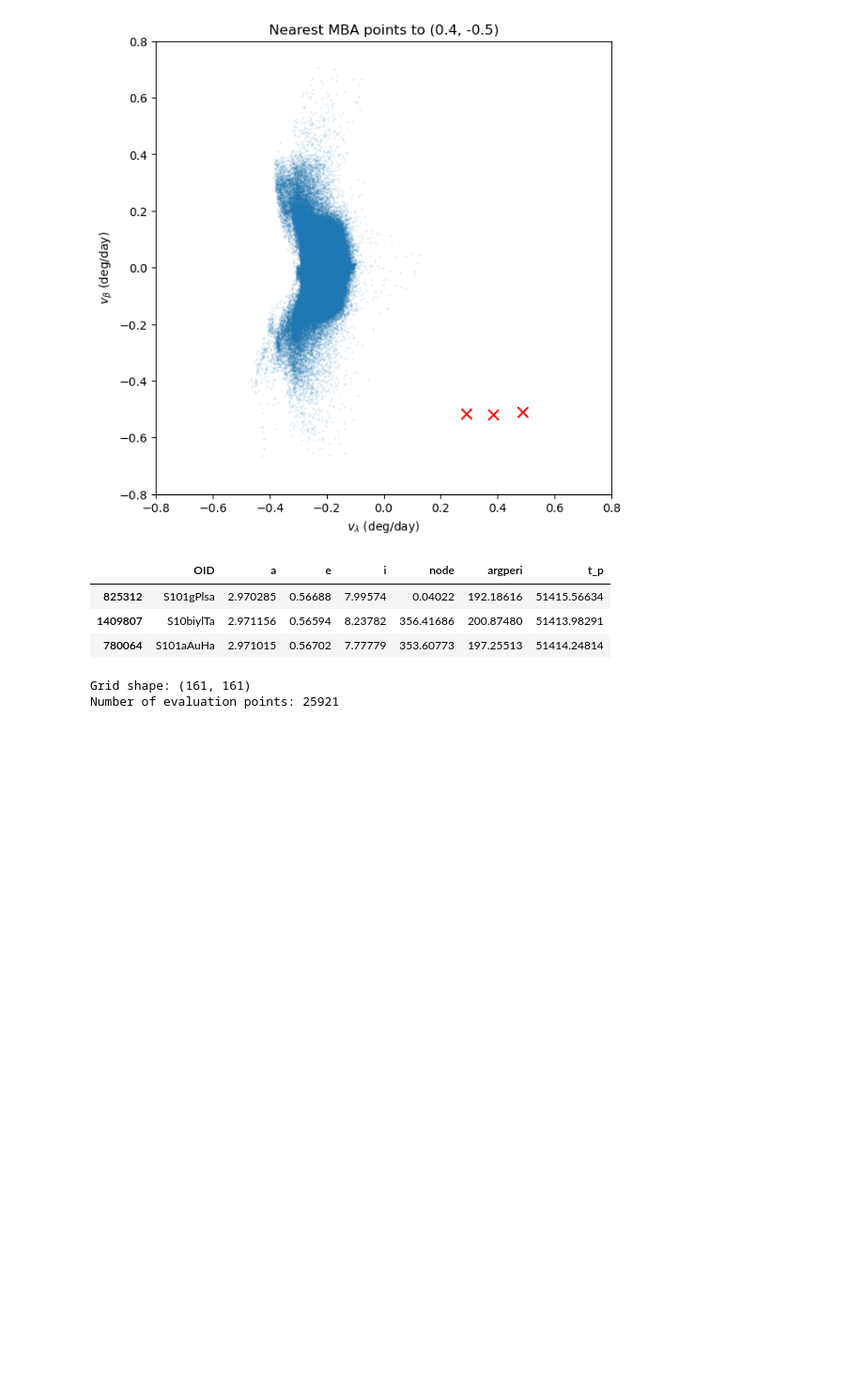
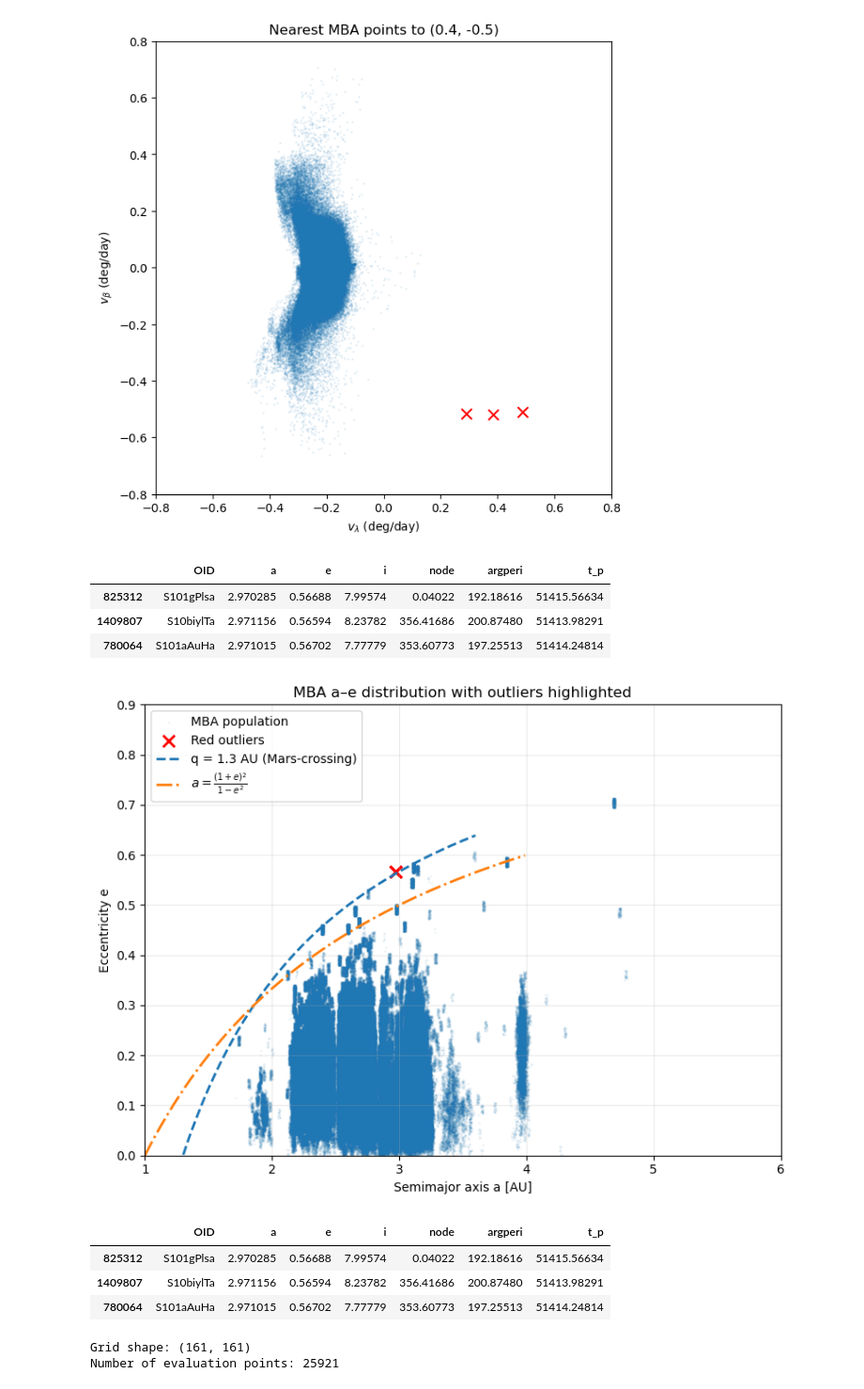
Before and after one commit to devanshi-s04/neomod, a Jupyter notebook: plotswpopulations.ipynb, the cells around one changed output. Shown at 94% size. Drawn from its saved outputs; the diff is of its cells as text; code cells hidden in the pictures; blank space fills up the shorter version.

Commit message:
a vs e mba plot

```diff
--- a/plotswpopulations.ipynb
+++ b/plotswpopulations.ipynb
@@ -1148,6 +1150,81 @@ len(vlam_mba): 1409982
 | 825312 | S101gPlsa | 2.970285 | 0.56688 | 7.99574 | 0.04022 | 192.18616 | 51415.56634 |
 | 1409807 | S10biylTa | 2.971156 | 0.56594 | 8.23782 | 356.41686 | 200.87480 | 51413.98291 |
 | 780064 | S101aAuHa | 2.971015 | 0.56702 | 7.77779 | 353.60773 | 197.25513 | 51414.24814 |
+# %%
+#  s3m_mba_aligned : dataframe aligned with vlam_mba / vbeta_mba
+#  idx3 : indices of the 3 red outliers from the earlier plot
+
+
+# MBA sample in a-e space
+a_all = s3m_mba_aligned["a"].to_numpy(dtype=float)
+e_all = s3m_mba_aligned["e"].to_numpy(dtype=float)
+
+# The same 3 outliers marked earlier in red
+outliers_ae = s3m_mba_aligned.iloc[idx3].copy()
+a_out = outliers_ae["a"].to_numpy(dtype=float)
+e_out = outliers_ae["e"].to_numpy(dtype=float)
+
+#  Mars-crosser perihelion line: q = a(1-e) = 1.3 AU
+#  => e = 1 - q/a
+a_grid = np.linspace(1.0, 3.6, 1000)
+e_q13 = 1.0 - 1.3 / a_grid
+mask_q13 = (e_q13 >= 0.0) & (e_q13 <= 1.0)
+
+#  a = (1+e)^2 / (1-e^2) = (1+e)/(1-e)
+e_grid = np.linspace(0.0, 0.95, 1000)
+a_limit = (1.0 + e_grid)**2 / (1.0 - e_grid**2)   # same as (1+e)/(1-e)
+mask_limit = np.isfinite(a_limit) & (a_limit > 0) & (a_limit <= 4.0)
+
+fig, ax = plt.subplots(figsize=(8, 6))
+
+# Full MBA cloud
+ax.scatter(a_all, e_all, s=1, alpha=0.05, label="MBA population")
+
+# Red outliers
+ax.scatter(
+    a_out, e_out,
+    s=90,
+    color="red",
+    marker="x",
+    linewidths=2,
+    label="Red outliers"
+)
+
+# Mars-crossing perihelion line q = 1.3 AU
+ax.plot(
+    a_grid[mask_q13], e_q13[mask_q13],
+    linestyle="--",
+    linewidth=2,
+    label="q = 1.3 AU (Mars-crossing)"
+)
+
+# a = (1+e)^2 / (1-e^2)
+# Since x-axis is a and y-axis is e, plotting it as (a_limit, e_grid)
+ax.plot(
+    a_limit[mask_limit], e_grid[mask_limit],
+    linestyle="-.",
+    linewidth=2,
+    label=r"$a=\frac{(1+e)^2}{1-e^2}$"
+)
+
+ax.set_xlabel("Semimajor axis a [AU]")
+ax.set_ylabel("Eccentricity e")
+ax.set_title("MBA a–e distribution with outliers highlighted")
+ax.set_xlim(1.0, 6.0)
+ax.set_ylim(0.0, 0.9)
+ax.legend()
+ax.grid(alpha=0.25)
+
+plt.tight_layout()
+plt.show()
+
+display(outliers_ae[["OID", "a", "e", "i", "node", "argperi", "t_p"]])
+# %% [output]
+[figure, added]
+|  | OID | a | e | i | node | argperi | t_p |
+| 825312 | S101gPlsa | 2.970285 | 0.56688 | 7.99574 | 0.04022 | 192.18616 | 51415.56634 |
+| 1409807 | S10biylTa | 2.971156 | 0.56594 | 8.23782 | 356.41686 | 200.87480 | 51413.98291 |
+| 780064 | S101aAuHa | 2.971015 | 0.56702 | 7.77779 | 353.60773 | 197.25513 | 51414.24814 |
 # %%
 from scipy.spatial import cKDTree
 
```
Also changed, not shown: parts of 2 cells of this notebook.
